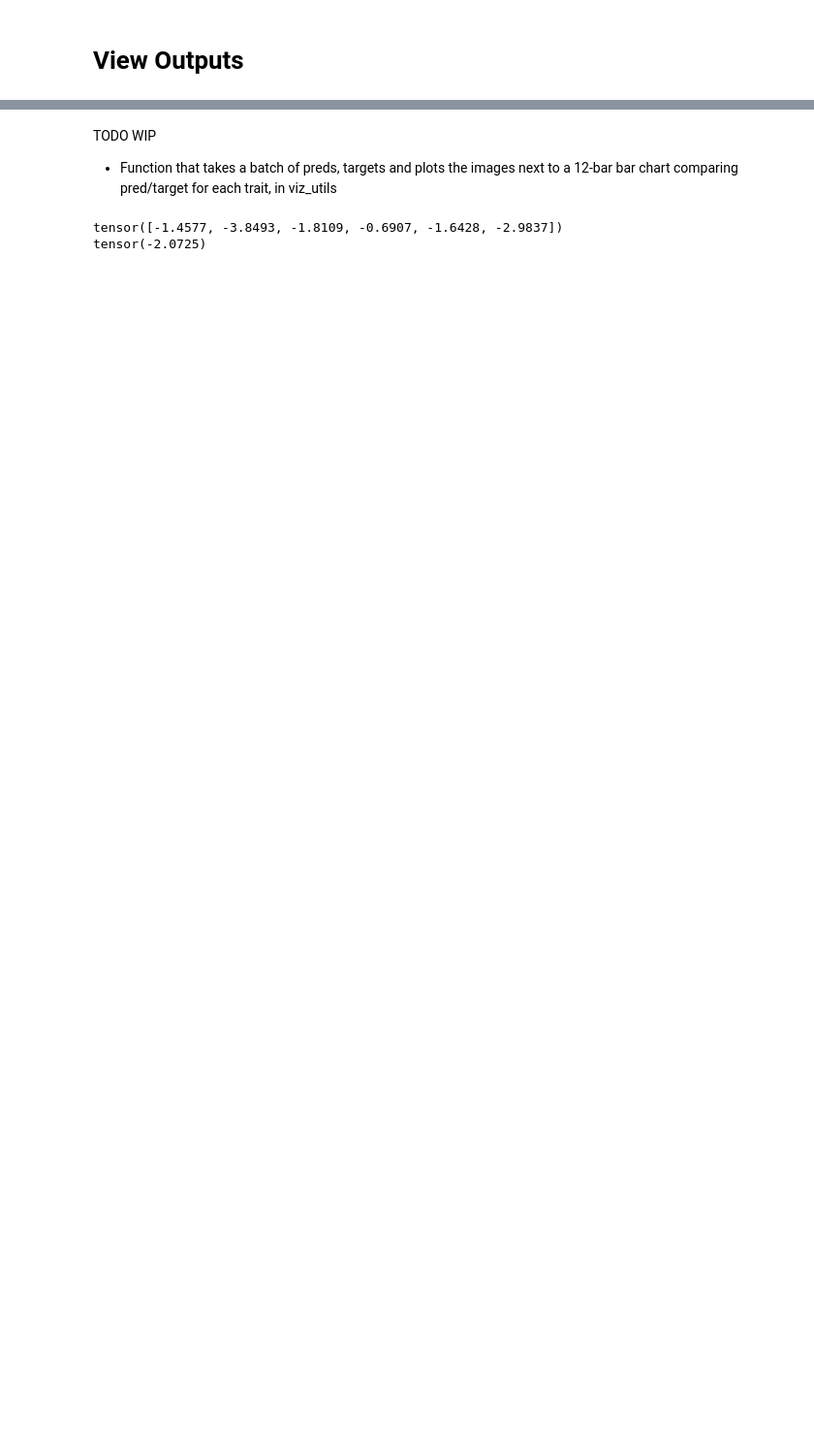
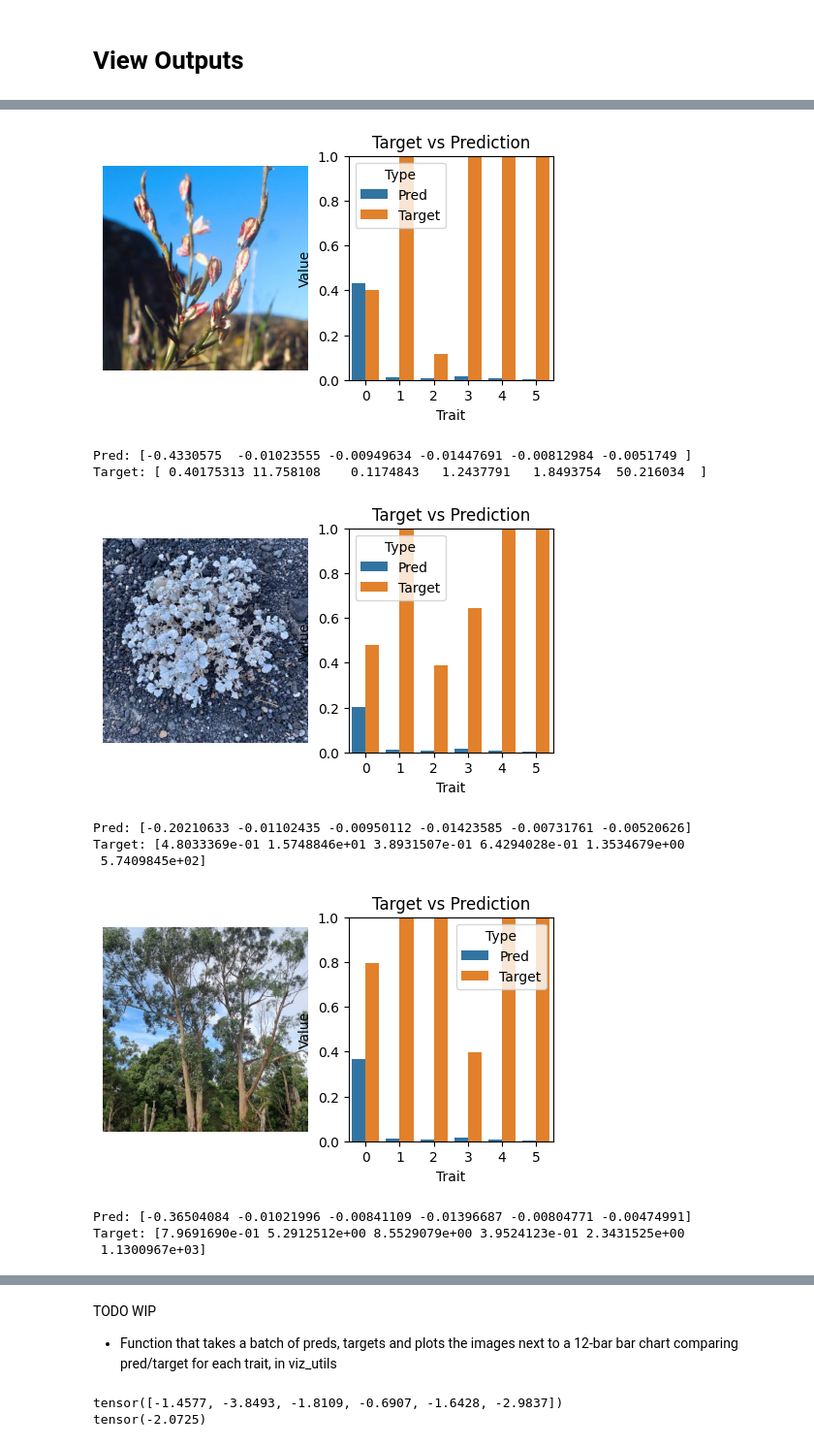
Before and after one commit to nvmandi7/plant-traits-kaggle, a Jupyter notebook: notebooks/view_outputs.ipynb, the cells around one changed output, grey strips where cells are left out. Shown at 97% size. Cells and saved outputs as stored; diff of their text form; code cells hidden in the pictures; blank space fills up the shorter version.

Commit message:
beginning plant traits model

```diff
--- a/notebooks/view_outputs.ipynb
+++ b/notebooks/view_outputs.ipynb
@@ -22,0 +26,11 @@ model = L.LightningModel.load_from_checkpoint(checkpoint)
+# %%
+data_df = pd.read_feather(data_path)
+baseline_dataset = BaselineDataset(data_df)
+baseline_dataloader = DataLoader(baseline_dataset, batch_size=1, shuffle=False)
+pt_dataset = PlantTraitsDataset(data_df)
+pt_dataloader = DataLoader(pt_dataset, batch_size=1, shuffle=False)
+
+model = BaselineModel.load_from_checkpoint(checkpoint)
+model.eval()
+device = torch.device("cuda" if torch.cuda.is_available() else "cpu")
+model.to(device)
@@ -22,0 +55,45 @@ model = L.LightningModel.load_from_checkpoint(checkpoint)
+# %%
+# On left half, plot the image. On right, plot a bar chart with matched pairs of target and prediction.
+# Pred, target are 1-D arrays of length num_plant_traits
+def plot_single_output(image, target, pred):
+    fig, ax = plt.subplots(1, 2, figsize=(6, 3))
+    ax[0].imshow(image)
+    ax[0].axis("off")
+
+    data = pd.DataFrame({'Trait': range(len(pred)), 'Pred': np.abs(pred), 'Target': target})
+    data_melted = data.melt(id_vars='Trait', value_vars=['Pred', 'Target'], var_name='Type', value_name='Value')
+    sns.barplot(x='Trait', y='Value', hue='Type', data=data_melted, ax=ax[1])
+
+    ax[1].set_ylim(0, 1)
+    ax[1].set_title("Target vs Prediction")
+    plt.show()
+
+    print(f"Pred: {pred}")
+    print(f"Target: {target}")
+# %%
+def plot_outputs(indices):
+    for i in indices:
+        row, target = baseline_dataset[i]
+        image, _, _ = pt_dataset[i]
+
+        row = row.to(device)
+        target = target.to(device)
+
+        pred = model(row).cpu().detach().numpy()
+        target = target.cpu().detach().numpy()
+        plot_single_output(image, target, pred)
+# %%
+indices = list(range(10))
+plot_outputs(indices)
+# %% [output]
+[figure, added]
+Pred: [-0.4330575  -0.01023555 -0.00949634 -0.01447691 -0.00812984 -0.0051749 ]
+Target: [ 0.40175313 11.758108    0.1174843   1.2437791   1.8493754  50.216034  ]
+[figure, added]
+Pred: [-0.20210633 -0.01102435 -0.00950112 -0.01423585 -0.00731761 -0.00520626]
+Target: [4.8033369e-01 1.5748846e+01 3.8931507e-01 6.4294028e-01 1.3534679e+00
+ 5.7409845e+02]
+[figure, added]
+Pred: [-0.36504084 -0.01021996 -0.00841109 -0.01396687 -0.00804771 -0.00474991]
+Target: [7.9691690e-01 5.2912512e+00 8.5529079e+00 3.9524123e-01 2.3431525e+00
+ 1.1300967e+03]
```
Also changed, not shown: parts of 7 cells of this notebook, 4 other files.
